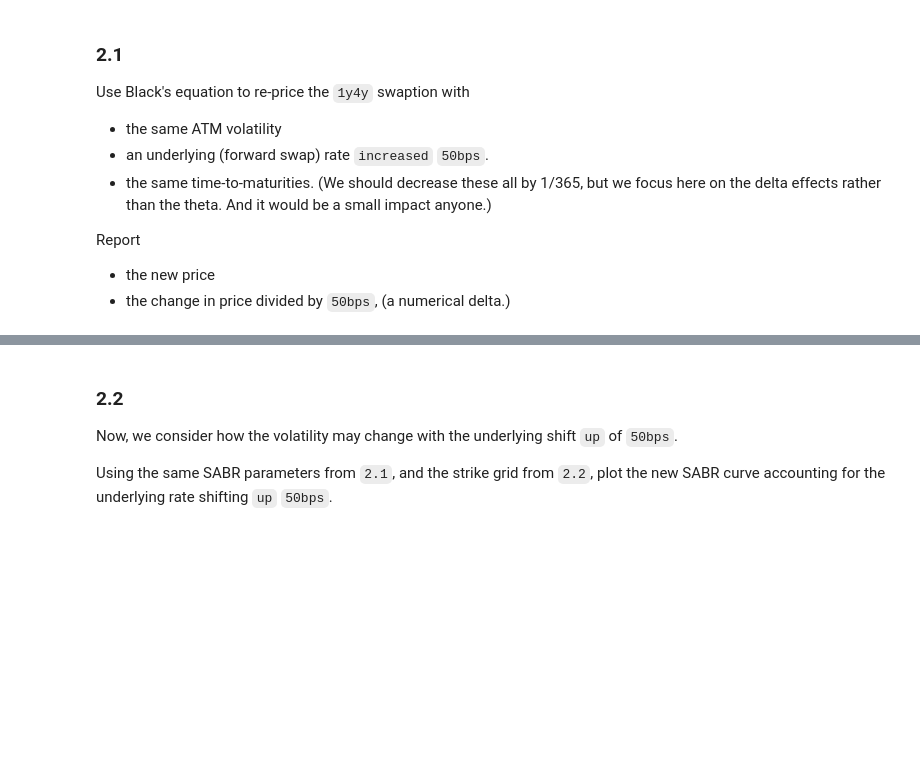
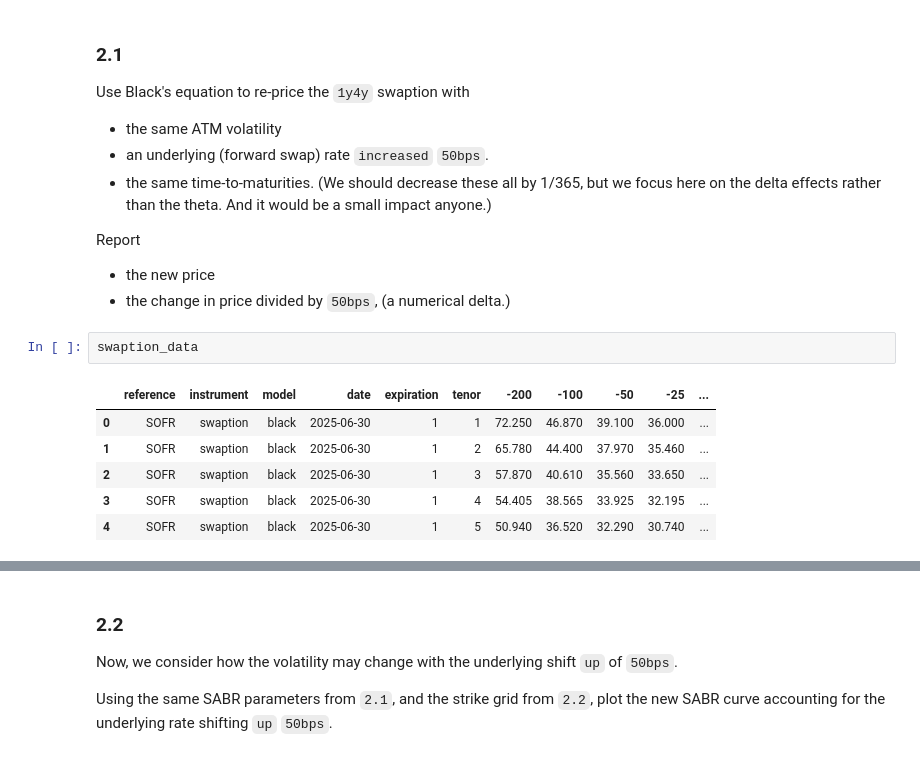
Before and after one commit to reecevdw/FINM-375-GROUP-B, a Jupyter notebook: hw3/E.8.2.%20Swaption%20Vol%20Skew.ipynb, the cells around one changed output, grey strips where cells are left out. Saved outputs shown, nothing was run; the diff lists cells and outputs as text; blank space fills up the shorter version.

Commit message:
Finished with swaption_vol_skew

```diff
--- a/hw3/E.8.2.%20Swaption%20Vol%20Skew.ipynb
+++ b/hw3/E.8.2.%20Swaption%20Vol%20Skew.ipynb
@@ -356,3 +399,12 @@ Use Black's equation to re-price the `1y4y` swaption with
 Report
 * the new price
 * the change in price divided by `50bps`, (a numerical delta.)
+# %%
+swaption_data
+# %% [output]
+|  | reference | instrument | model | date | expiration | tenor | -200 | -100 | -50 | -25 | ... |
+| 0 | SOFR | swaption | black | 2025-06-30 | 1 | 1 | 72.250 | 46.870 | 39.100 | 36.000 | ... |
+| 1 | SOFR | swaption | black | 2025-06-30 | 1 | 2 | 65.780 | 44.400 | 37.970 | 35.460 | ... |
+| 2 | SOFR | swaption | black | 2025-06-30 | 1 | 3 | 57.870 | 40.610 | 35.560 | 33.650 | ... |
+| 3 | SOFR | swaption | black | 2025-06-30 | 1 | 4 | 54.405 | 38.565 | 33.925 | 32.195 | ... |
+| 4 | SOFR | swaption | black | 2025-06-30 | 1 | 5 | 50.940 | 36.520 | 32.290 | 30.740 | ... |
```
Also changed, not shown: parts of 7 cells of this notebook.
